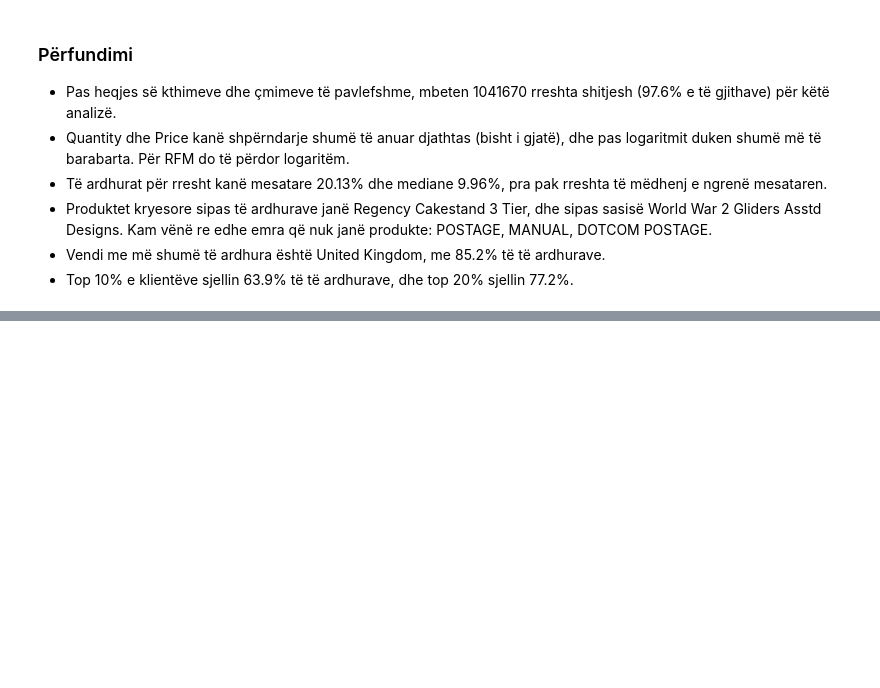
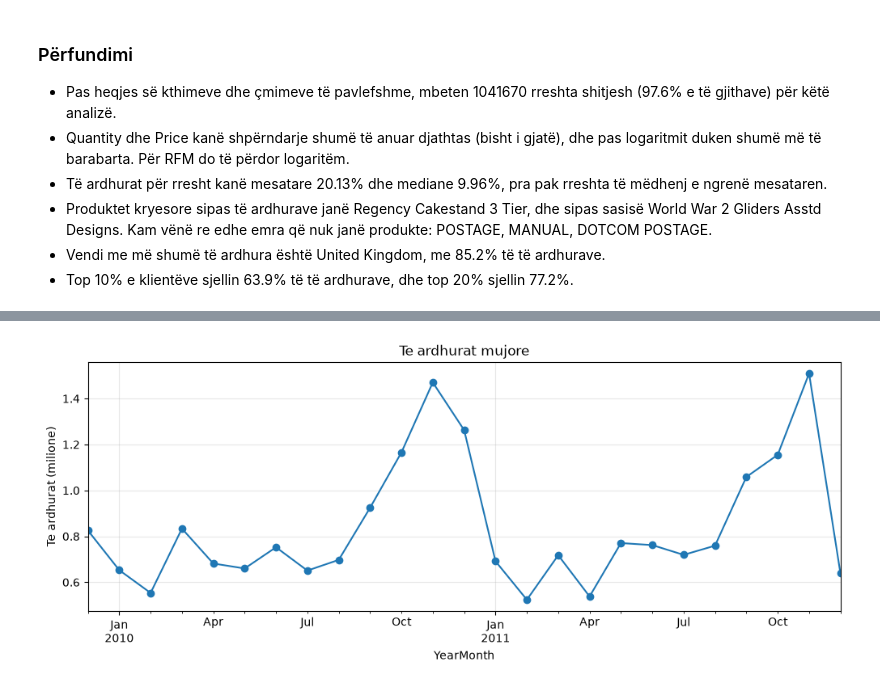
Before and after one commit to Dua-Gashi/online-retail-customer-analytics, a Jupyter notebook: notebooks/01_eda.ipynb, the cells around one changed output, grey strips where cells are left out. Saved outputs shown, nothing was run; the diff lists cells and outputs as text; code cells hidden in the pictures; blank space fills up the shorter version.

```diff
--- a/notebooks/01_eda.ipynb
+++ b/notebooks/01_eda.ipynb
@@ -337,0 +340,15 @@ Top 20% e klienteve sjellin:  77.2  % te te ardhurave
+# %%
+df["Invoice"] = df["Invoice"].astype(str)
+df["Revenue"] = df["Quantity"] * df["Price"]
+sales = df[(df["Quantity"] > 0) & (df["Price"] > 0) & (~df["Invoice"].str.startswith("C"))].copy()
+
+sales["Date"] = sales["InvoiceDate"].dt.normalize()
+sales["YearMonth"] = sales["InvoiceDate"].dt.to_period("M")
+sales["Year"] = sales["InvoiceDate"].dt.year
+sales["Month"] = sales["InvoiceDate"].dt.month
+sales["DayOfWeek"] = sales["InvoiceDate"].dt.day_name()
+sales["Hour"] = sales["InvoiceDate"].dt.hour
+
+print("Rreshta shitjesh: ", len(sales))
+print("Data e pare: ", sales["InvoiceDate"].min())
+print("Data e fundit: ", sales["InvoiceDate"].max())
@@ -337,0 +359,10 @@ Top 20% e klienteve sjellin:  77.2  % te te ardhurave
+# %%
+monthly = sales.groupby("YearMonth")["Revenue"].sum() / 1e6
+
+monthly.plot(marker="o", figsize=(12,4))
+plt.ylabel("Te ardhurat (milione)")
+plt.title("Te ardhurat mujore")
+plt.grid(alpha = 0.3)
+plt.show()
+# %% [output]
+[figure, added]
```
Also changed, not shown: parts of 8 cells of this notebook.
